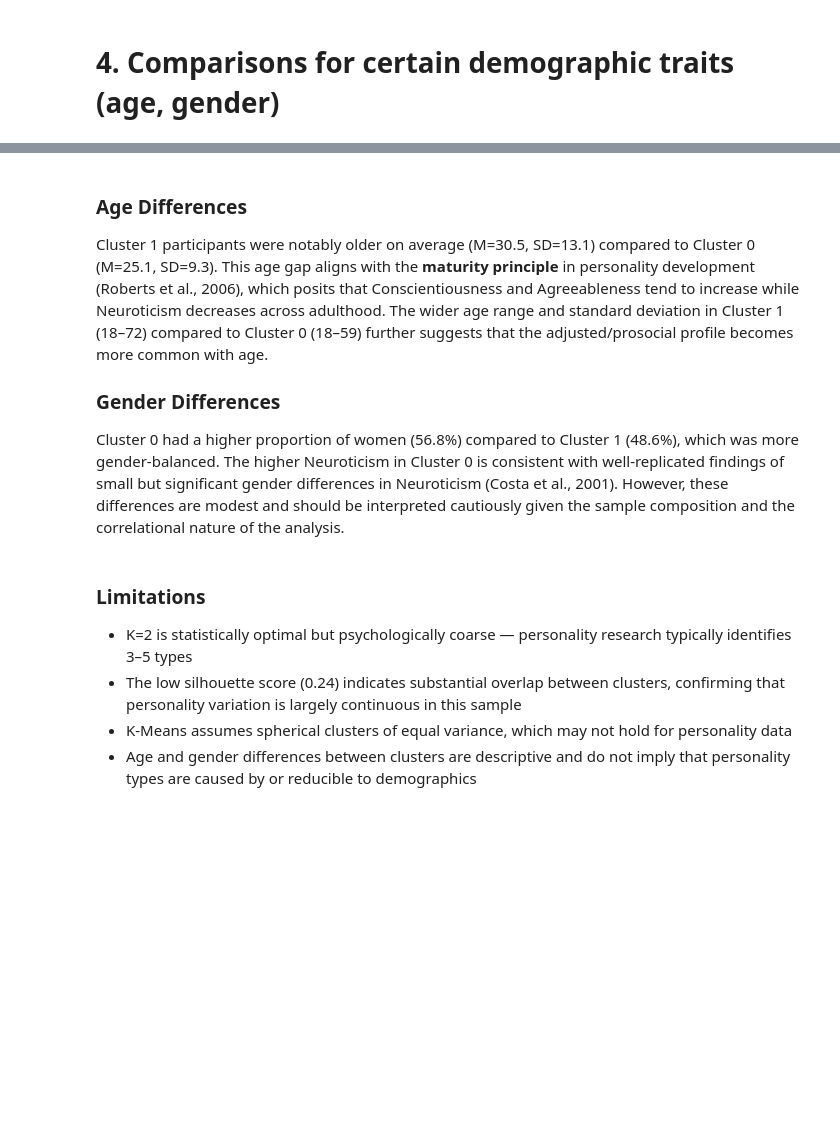
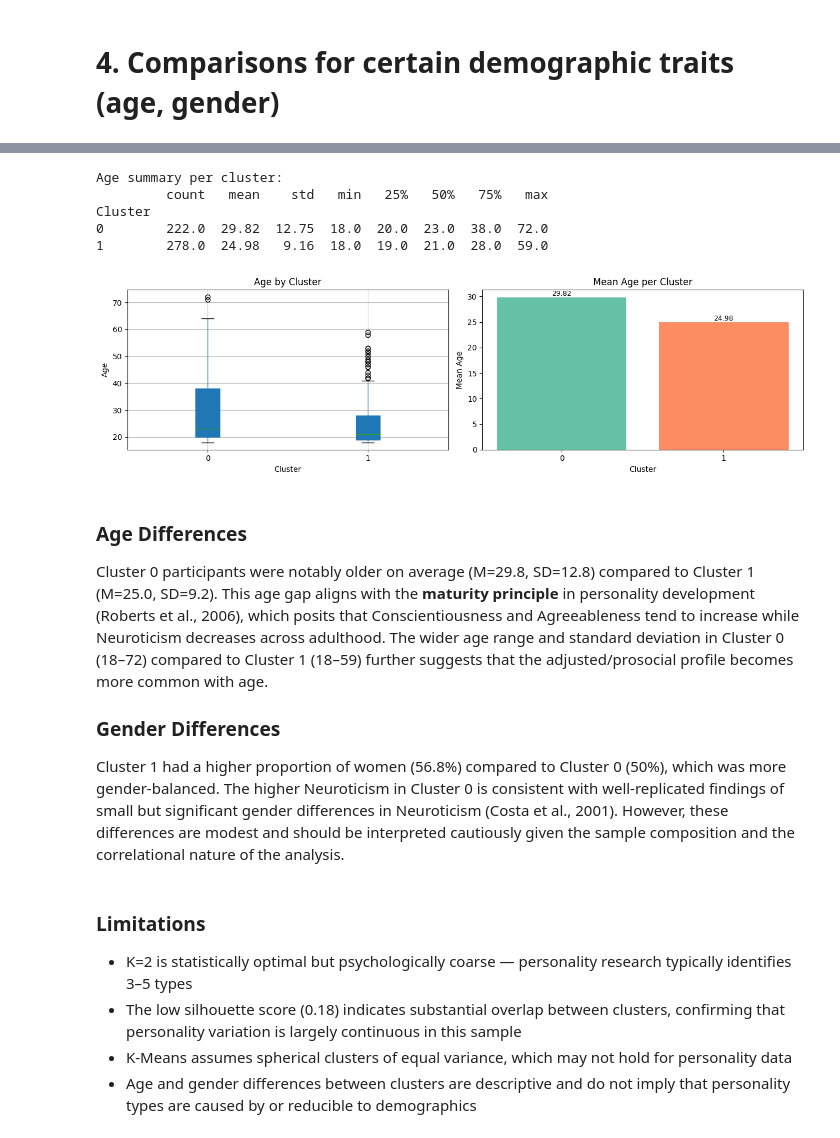
Before and after one commit to mocccca/cmor438_Spring2026, a Jupyter notebook: Unsupervised Machine Learning/K-Means Clustering/k_means.ipynb, the cells around one changed output, grey strips where cells are left out. Drawn from its saved outputs; the diff is of its cells as text; code cells hidden in the pictures; blank space fills up the shorter version.

```diff
--- a/Unsupervised Machine Learning/K-Means Clustering/k_means.ipynb
+++ b/Unsupervised Machine Learning/K-Means Clustering/k_means.ipynb
@@ -267,27 +264,52 @@ Cluster
+# %%
+# ── Age distribution per cluster (continuous → boxplot) ──
+print("\nAge summary per cluster:")
+print(df_clustered.groupby("Cluster")["Age"].describe().round(2))
+
+fig, axes = plt.subplots(1, 2, figsize=(13, 4))
+
+# Boxplot
+df_clustered.boxplot(column="Age", by="Cluster", ax=axes[0],
+                   patch_artist=True)
+axes[0].set_title("Age Distribution per Cluster")
+axes[0].set_xlabel("Cluster")
+axes[0].set_ylabel("Age")
+plt.sca(axes[0])
+plt.title("Age by Cluster")
+plt.suptitle("")   # removes default pandas suptitle
+
+# Mean age bar chart
+age_means = df_clustered.groupby("Cluster")["Age"].mean().round(2)
+axes[1].bar(age_means.index.astype(str), age_means.values,
+            color=sns.color_palette("Set2", len(age_means)))
+axes[1].set_title("Mean Age per Cluster")
+axes[1].set_xlabel("Cluster")
+axes[1].set_ylabel("Mean Age")
+for i, val in enumerate(age_means.values):
+    axes[1].text(i, val + 0.3, str(val), ha="center", fontsize=9)
+
+plt.tight_layout()
+plt.show()
+# %% [output]
+Age summary per cluster:
+         count   mean    std   min   25%   50%   75%   max
+Cluster
+0        222.0  29.82  12.75  18.0  20.0  23.0  38.0  72.0
+1        278.0  24.98   9.16  18.0  19.0  21.0  28.0  59.0
+[figure, added]
 # %% [markdown]
 ### Age Differences
 
-Cluster 1 participants were notably older on average (M=30.5, SD=13.1) compared
-to Cluster 0 (M=25.1, SD=9.3). This age gap aligns with the **maturity principle**
-in personality development (Roberts et al., 2006), which posits that
-Conscientiousness and Agreeableness tend to increase while Neuroticism decreases
-across adulthood. The wider age range and standard deviation in Cluster 1 (18–72)
-compared to Cluster 0 (18–59) further suggests that the adjusted/prosocial profile
-becomes more common with age.
+Cluster 0 participants were notably older on average (M=29.8, SD=12.8) compared to Cluster 1 (M=25.0, SD=9.2). This age gap aligns with the **maturity principle** in personality development (Roberts et al., 2006), which posits that Conscientiousness and Agreeableness tend to increase while Neuroticism decreases across adulthood. The wider age range and standard deviation in Cluster 0 (18–72) compared to Cluster 1 (18–59) further suggests that the adjusted/prosocial profile becomes more common with age.
 
 ### Gender Differences
 
-Cluster 0 had a higher proportion of women (56.8%) compared to Cluster 1 (48.6%),
-which was more gender-balanced. The higher Neuroticism in Cluster 0 is consistent
-with well-replicated findings of small but significant gender differences in
-Neuroticism (Costa et al., 2001). However, these differences are modest and should
-be interpreted cautiously given the sample composition and the correlational nature
-of the analysis.
+Cluster 1 had a higher proportion of women (56.8%) compared to Cluster 0 (50%), which was more gender-balanced. The higher Neuroticism in Cluster 0 is consistent with well-replicated findings of small but significant gender differences in Neuroticism (Costa et al., 2001). However, these differences are modest and should be interpreted cautiously given the sample composition and the correlational nature of the analysis.
 # %% [markdown]
 ### Limitations
 
 - K=2 is statistically optimal but psychologically coarse — personality
   research typically identifies 3–5 types
-- The low silhouette score (0.24) indicates substantial overlap between clusters, confirming that personality variation is largely continuous in this sample
+- The low silhouette score (0.18) indicates substantial overlap between clusters, confirming that personality variation is largely continuous in this sample
 - K-Means assumes spherical clusters of equal variance, which may not hold for personality data
 - Age and gender differences between clusters are descriptive and do not imply that personality types are caused by or reducible to demographics
```
Also changed, not shown: parts of 12 cells of this notebook, 3 other files.
